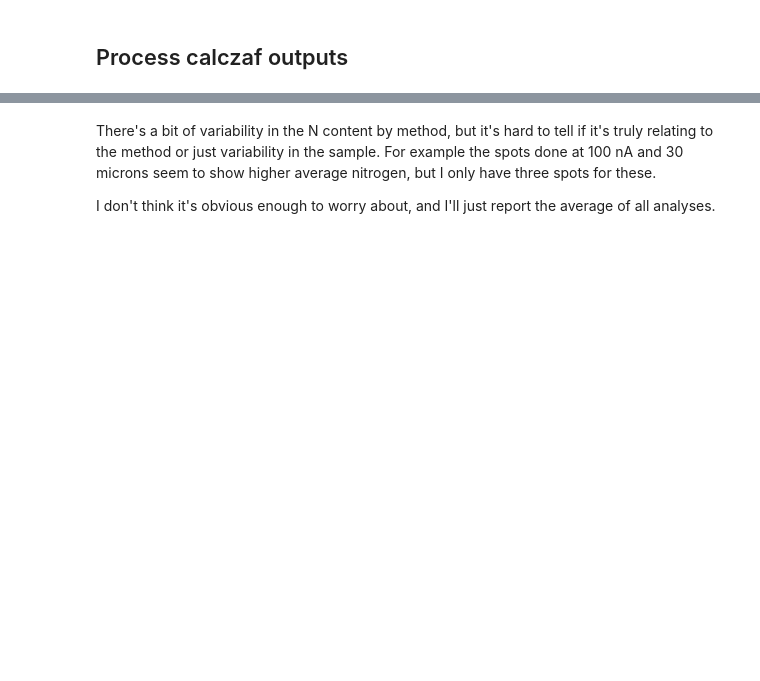
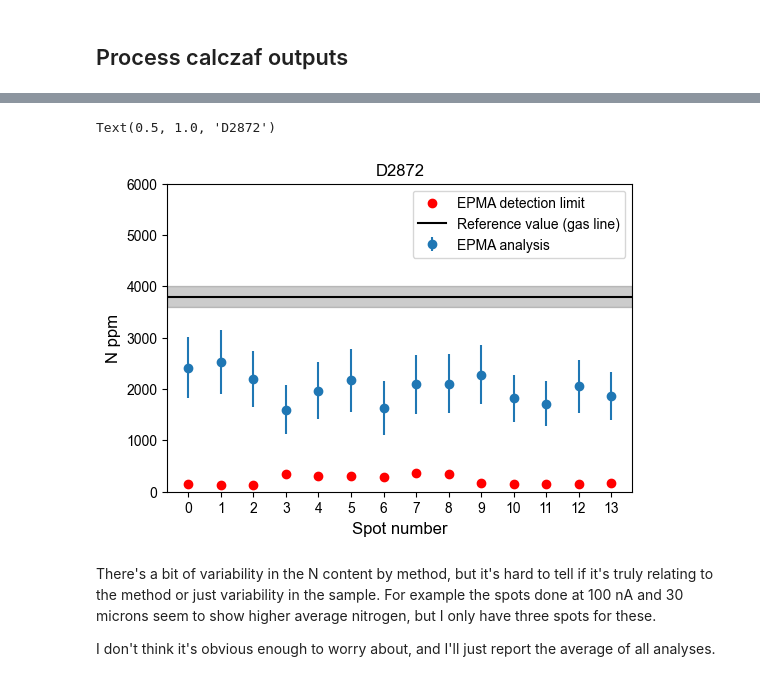
Before and after one commit to eleanor-m/n_epma_analysis, a Jupyter notebook: notebooks/05_basaltic_glasses_Nquant_D2872.ipynb, the cells around one changed output, grey strips where cells are left out. Saved outputs shown, nothing was run; the diff lists cells and outputs as text; code cells hidden in the pictures; blank space fills up the shorter version.

```diff
--- a/notebooks/05_basaltic_glasses_Nquant_D2872.ipynb
+++ b/notebooks/05_basaltic_glasses_Nquant_D2872.ipynb
@@ -371,3 +453,34 @@ N_by_method.round(2)
+# %%
+N_by_method_sorted = N_by_method.sort_values("method").reset_index()
+
+plt.errorbar(
+    x=N_by_method_sorted.index,
+    y=N_by_method_sorted["N wt"] * 10000,
+    yerr=N_by_method_sorted["N stdev abs"] * 10000,
+    marker="o",
+    linestyle="",
+    label="EPMA analysis"
+    )
+
+plt.scatter(
+    x=N_by_method_sorted.index,
+    y=N_by_method_sorted["N detlim"]*10000,
+    color="r",
+    label="EPMA detection limit",
+    zorder=0
+)
+plt.xticks(range(0,len(N_by_method_sorted.index)))
+plt.ylim(0, 6000)
+plt.ylabel("N ppm")
+plt.xlabel("Spot number")
+
+plt.axhline(y=3800, color="k", label="Reference value (gas line)")
+plt.axhspan(ymin=(3800-200), ymax=(3800+200), color="k", alpha=0.2)
+plt.legend()
+plt.title(sample)
+# %% [output]
+Text(0.5, 1.0, 'D2872')
+[figure, added]
 # %% [markdown]
 There's a bit of variability in the N content by method, but it's hard to tell if it's truly relating to the method or just variability in the sample. For example the spots done at 100 nA and 30 microns seem to show higher average nitrogen, but I only have three spots for these.
 
```
Also changed, not shown: parts of 17 cells of this notebook, 2 other files.
